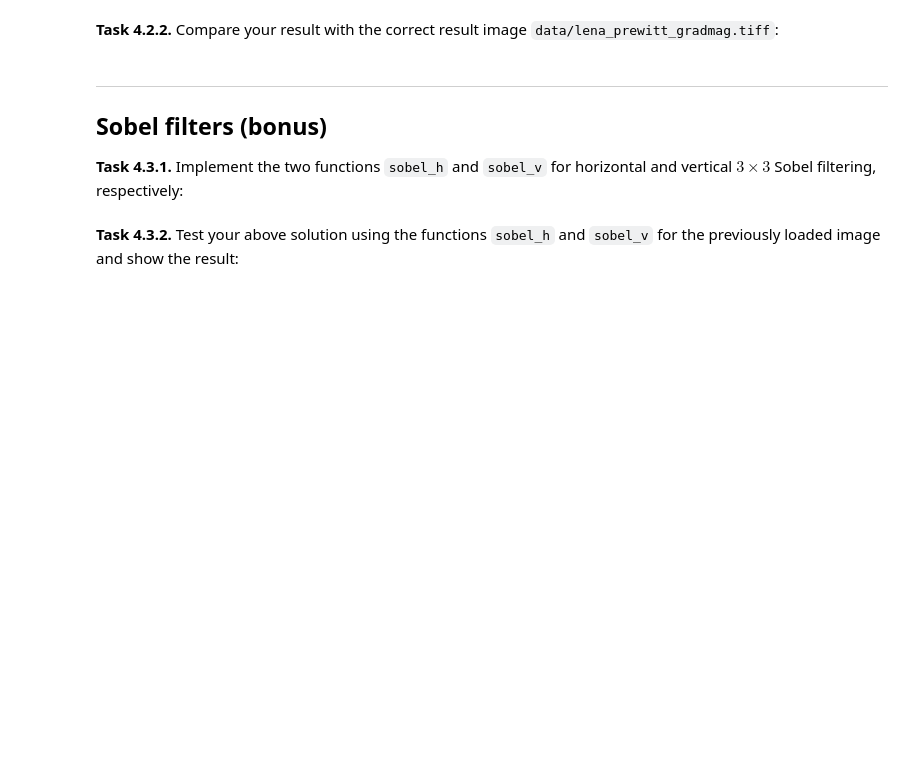
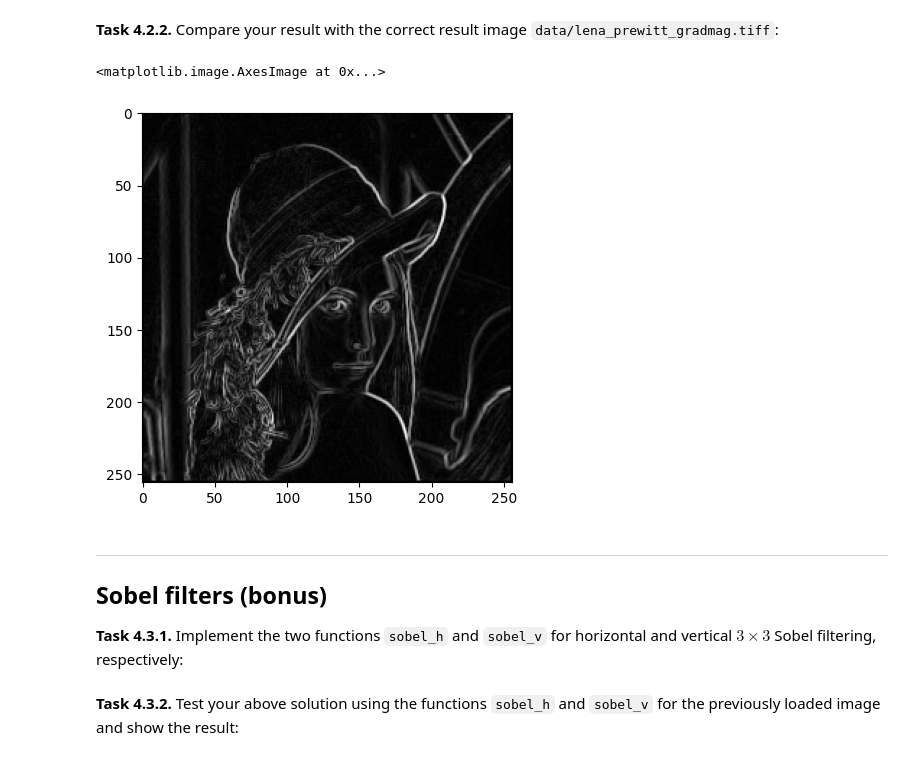
Before and after one commit to kathrinkreischer/mobi-fs3-python, a Jupyter notebook: task4.ipynb, the cells around one changed output. Saved outputs shown, nothing was run; the diff lists cells and outputs as text; code cells hidden in the pictures; blank space fills up the shorter version.

```diff
--- a/task4.ipynb
+++ b/task4.ipynb
@@ -93,2 +111,8 @@ plt.imshow(prewitthog)
 # %% [markdown]
 **<a id="#">Task 4.2.2.</a>** Compare your result with the correct result image `data/lena_prewitt_gradmag.tiff`:
+# %%
+lenagradmag = skimage.io.imread('data/lena_prewitt_gradmag.tiff')
+plt.imshow(lenagradmag, 'gray')
+# %% [output]
+<matplotlib.image.AxesImage at 0x...>
+[figure, added]
```
Also changed, not shown: parts of 13 cells of this notebook.
